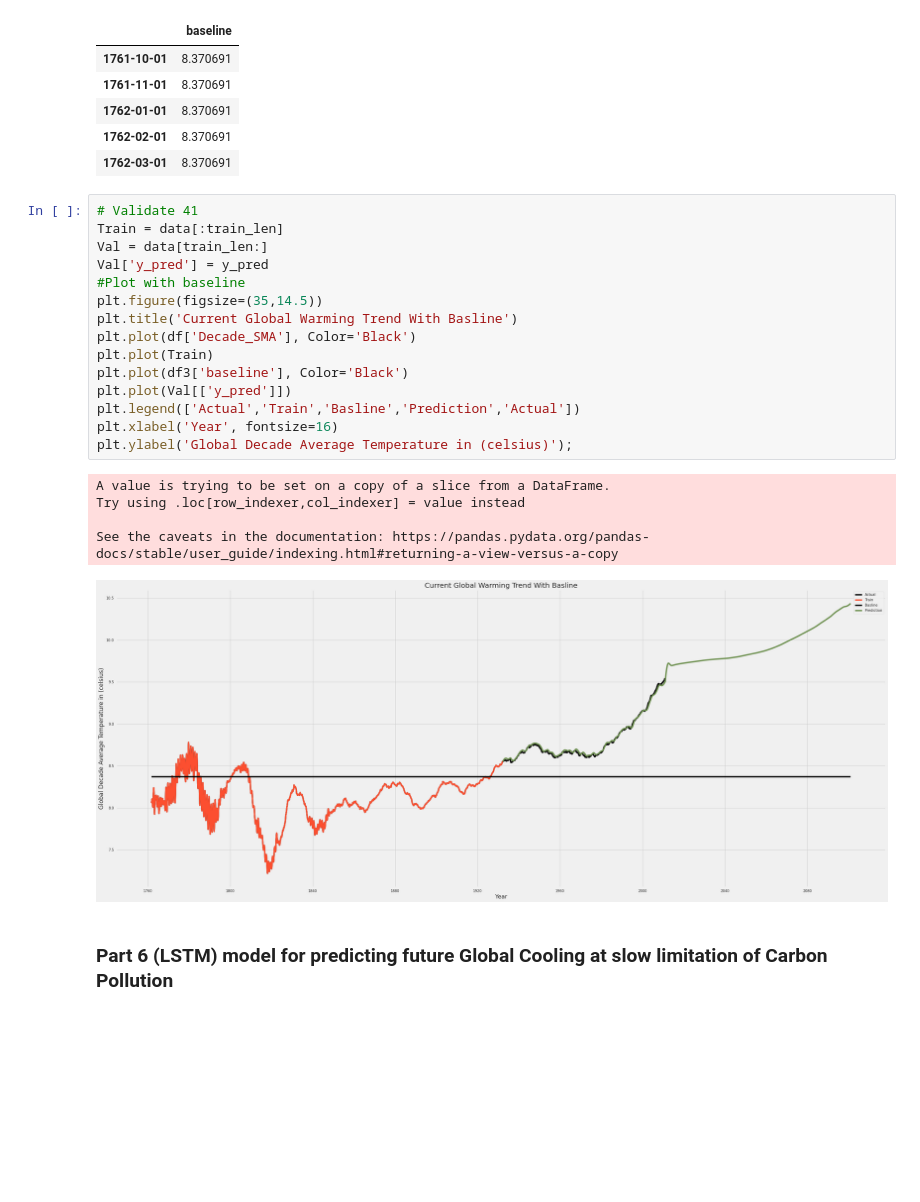
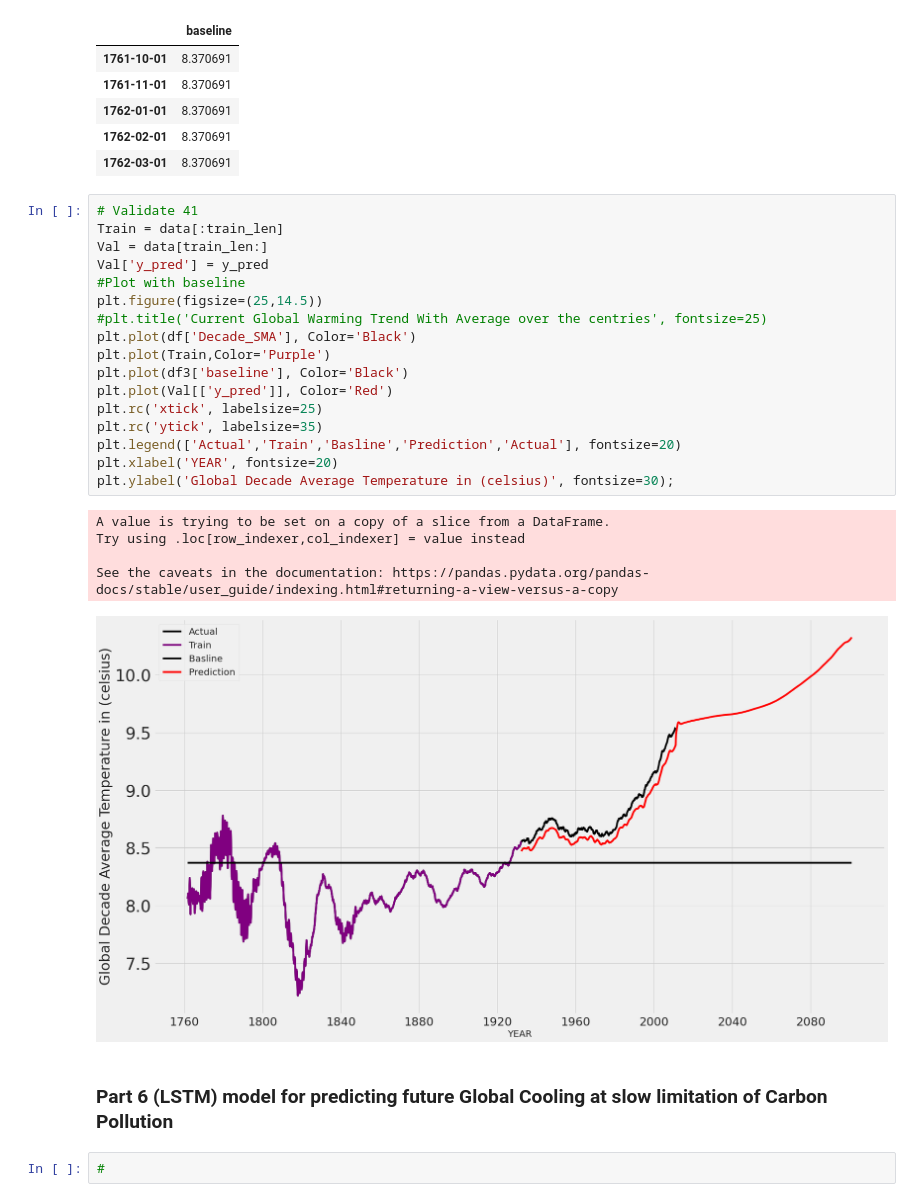
Before and after one commit to John-G-Thomas/Prodjects, a Jupyter notebook: Project_2.ipynb, the cells around one changed output. Drawn from its saved outputs; the diff is of its cells as text; blank space fills up the shorter version.

```diff
--- a/Project_2.ipynb
+++ b/Project_2.ipynb
@@ -897,23 +928,27 @@ df3.head()
 # %%
 # Validate 41
 Train = data[:train_len]
 Val = data[train_len:]
 Val['y_pred'] = y_pred
 #Plot with baseline
-plt.figure(figsize=(35,14.5))
-plt.title('Current Global Warming Trend With Basline')
+plt.figure(figsize=(25,14.5))
+#plt.title('Current Global Warming Trend With Average over the centries', fontsize=25)
 plt.plot(df['Decade_SMA'], Color='Black')
-plt.plot(Train)
+plt.plot(Train,Color='Purple')
 plt.plot(df3['baseline'], Color='Black')
-plt.plot(Val[['y_pred']])
-plt.legend(['Actual','Train','Basline','Prediction','Actual'])
-plt.xlabel('Year', fontsize=16)
-plt.ylabel('Global Decade Average Temperature in (celsius)');
+plt.plot(Val[['y_pred']], Color='Red')
+plt.rc('xtick', labelsize=25)
+plt.rc('ytick', labelsize=35)
+plt.legend(['Actual','Train','Basline','Prediction','Actual'], fontsize=20)
+plt.xlabel('YEAR', fontsize=20)
+plt.ylabel('Global Decade Average Temperature in (celsius)', fontsize=30);
 # %% [output]
 A value is trying to be set on a copy of a slice from a DataFrame.
 Try using .loc[row_indexer,col_indexer] = value instead
 
 See the caveats in the documentation: https://pandas.pydata.org/pandas-docs/stable/user_guide/indexing.html#returning-a-view-versus-a-copy
-[figure, old version]
+[figure, new version]
 # %% [markdown]
 ### Part 6 (LSTM) model for predicting future Global Cooling at slow limitation of Carbon Pollution
+# %%
+#
```
Also changed, not shown: parts of 18 cells of this notebook.
